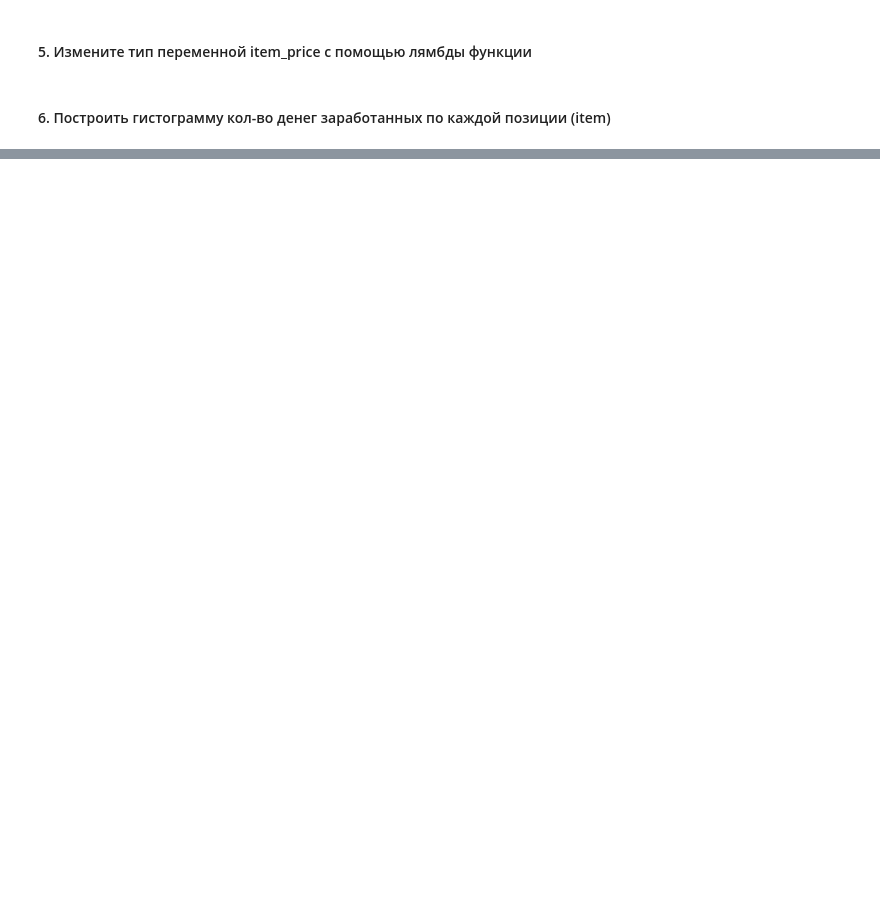
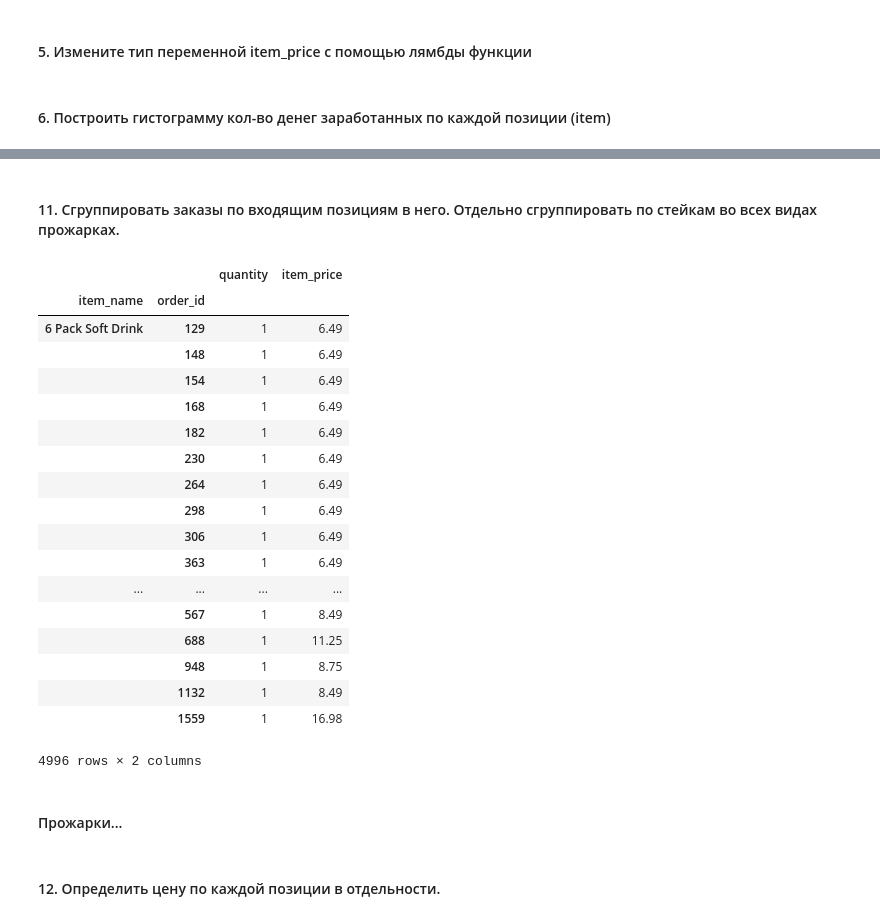
Before and after one commit to alinadmb/intelligent_systems, a Jupyter notebook: homework-1.ipynb, the cells around one changed output, grey strips where cells are left out. Drawn from its saved outputs; the diff is of its cells as text; code cells hidden in the pictures; blank space fills up the shorter version.

```diff
--- a/homework-1.ipynb
+++ b/homework-1.ipynb
@@ -44,0 +137,4 @@ df['item_price'] = df['item_price'].apply(lambda x: float(x[1:]))
+# %%
+exchange_rate = 74.28
+df['item_price_rub'] = df['item_price'] * exchange_rate
+df.head()
@@ -44,0 +148,28 @@ df['item_price'] = df['item_price'].apply(lambda x: float(x[1:]))
+# %% [markdown]
+#### 11. Сгруппировать заказы по входящим позициям в него. Отдельно сгруппировать по стейкам во всех видах прожарках.
+# %%
+df.groupby(['item_name', 'order_id']).agg({'quantity': 'count', 'item_price': 'mean'})
+# %% [output]
+|  |  | quantity | item_price |
+| item_name | order_id |  |  |
+| 6 Pack Soft Drink | 129 | 1 | 6.49 |
+|  | 148 | 1 | 6.49 |
+|  | 154 | 1 | 6.49 |
+|  | 168 | 1 | 6.49 |
+|  | 182 | 1 | 6.49 |
+|  | 230 | 1 | 6.49 |
+|  | 264 | 1 | 6.49 |
+|  | 298 | 1 | 6.49 |
+|  | 306 | 1 | 6.49 |
+|  | 363 | 1 | 6.49 |
+| ... | ... | ... | ... |
+|  | 567 | 1 | 8.49 |
+|  | 688 | 1 | 11.25 |
+|  | 948 | 1 | 8.75 |
+|  | 1132 | 1 | 8.49 |
+|  | 1559 | 1 | 16.98 |
+4996 rows × 2 columns
+# %% [markdown]
+#### Прожарки...
+# %% [markdown]
+#### 12. Определить цену по каждой позиции в отдельности.
```
Also changed, not shown: parts of 15 cells of this notebook.
